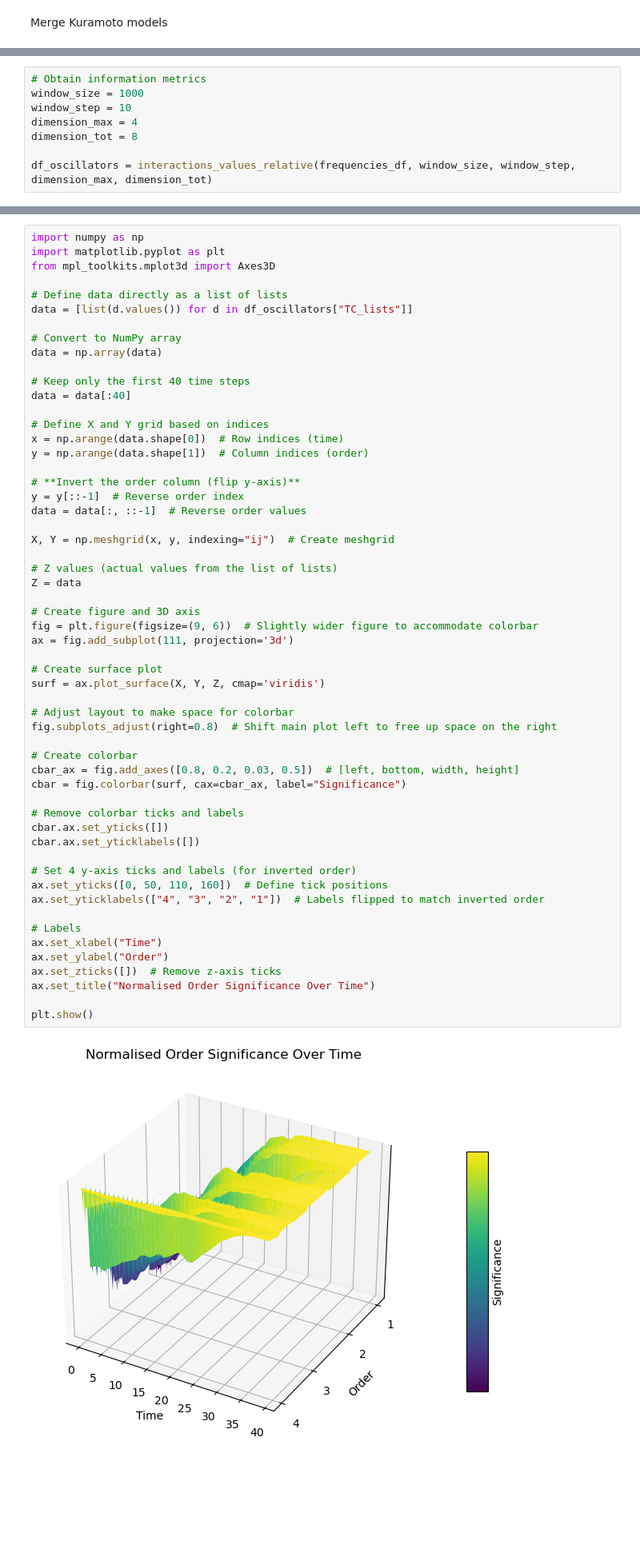
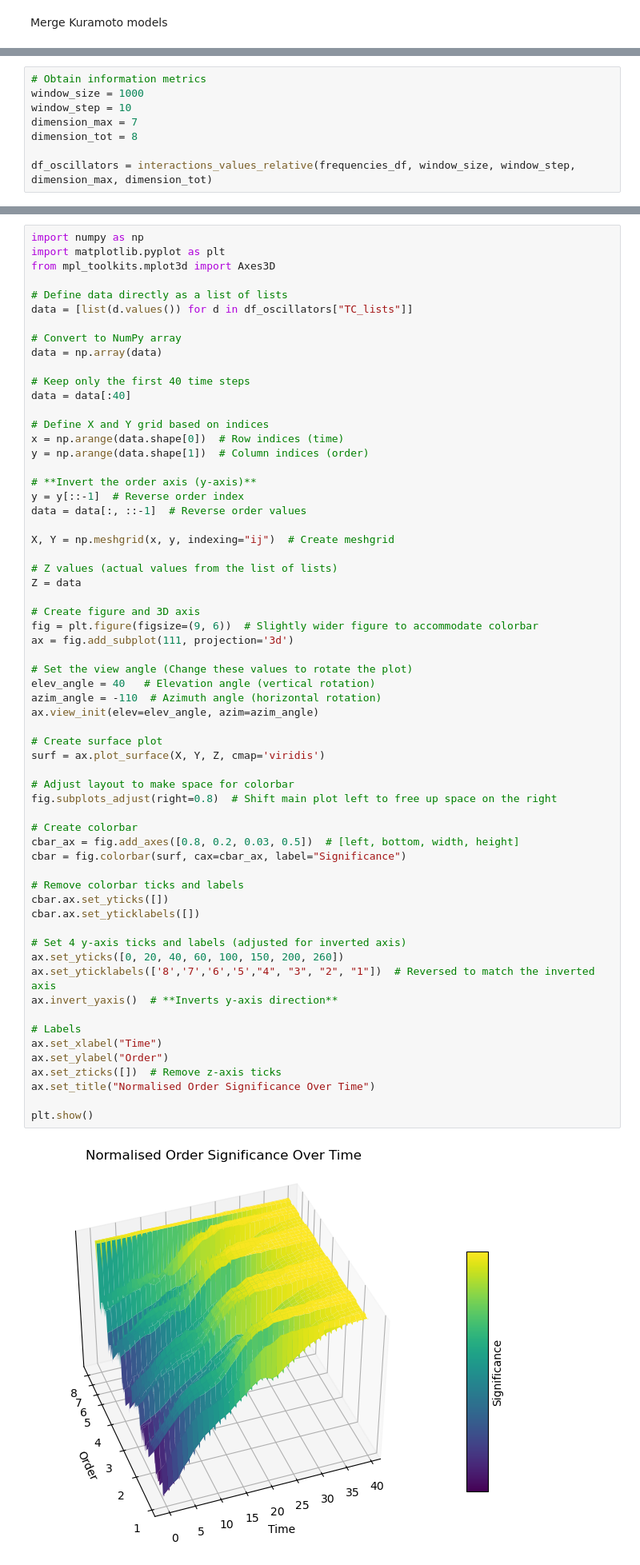
Before and after one commit to cyrilrommens/PhD_1, a Jupyter notebook: TSE_kuramoto.ipynb, the cells around one changed output, grey strips where cells are left out. Shown at 80% size. Cells and saved outputs as stored; diff of their text form; blank space fills up the shorter version.

```diff
--- a/TSE_kuramoto.ipynb
+++ b/TSE_kuramoto.ipynb
@@ -271,7 +271,7 @@ frequencies_df = simulate_kuramoto_xgi(H, K2, K3, T, dt)
 # Obtain information metrics
 window_size = 1000
 window_step = 10
-dimension_max = 4
+dimension_max = 7
 dimension_tot = 8
 
 df_oscillators = interactions_values_relative(frequencies_df, window_size, window_step, dimension_max, dimension_tot)
@@ -352,7 +352,7 @@ data = data[:40]
 x = np.arange(data.shape[0])  # Row indices (time)
 y = np.arange(data.shape[1])  # Column indices (order)
 
-# **Invert the order column (flip y-axis)**
+# **Invert the order axis (y-axis)**
 y = y[::-1]  # Reverse order index
 data = data[:, ::-1]  # Reverse order values
 
@@ -361,37 +361,43 @@ X, Y = np.meshgrid(x, y, indexing="ij")  # Create meshgrid
 # Z values (actual values from the list of lists)
 Z = data
 
 # Create figure and 3D axis
 fig = plt.figure(figsize=(9, 6))  # Slightly wider figure to accommodate colorbar
 ax = fig.add_subplot(111, projection='3d')
+
+# Set the view angle (Change these values to rotate the plot)
+elev_angle = 40   # Elevation angle (vertical rotation)
+azim_angle = -110  # Azimuth angle (horizontal rotation)
+ax.view_init(elev=elev_angle, azim=azim_angle)
 
 # Create surface plot
 surf = ax.plot_surface(X, Y, Z, cmap='viridis')
 
 # Adjust layout to make space for colorbar
 fig.subplots_adjust(right=0.8)  # Shift main plot left to free up space on the right
 
 # Create colorbar
 cbar_ax = fig.add_axes([0.8, 0.2, 0.03, 0.5])  # [left, bottom, width, height]
 cbar = fig.colorbar(surf, cax=cbar_ax, label="Significance")
 
 # Remove colorbar ticks and labels
 cbar.ax.set_yticks([])
 cbar.ax.set_yticklabels([])
 
-# Set 4 y-axis ticks and labels (for inverted order)
-ax.set_yticks([0, 50, 110, 160])  # Define tick positions
-ax.set_yticklabels(["4", "3", "2", "1"])  # Labels flipped to match inverted order
+# Set 4 y-axis ticks and labels (adjusted for inverted axis)
+ax.set_yticks([0, 20, 40, 60, 100, 150, 200, 260])
+ax.set_yticklabels(['8','7','6','5',"4", "3", "2", "1"])  # Reversed to match the inverted axis
+ax.invert_yaxis()  # **Inverts y-axis direction**
 
 # Labels
 ax.set_xlabel("Time")
 ax.set_ylabel("Order")
 ax.set_zticks([])  # Remove z-axis ticks
 ax.set_title("Normalised Order Significance Over Time")
 
 plt.show()
 # %% [output]
-[figure, old version]
+[figure, new version]
 # %%
 # Create a figure with 1 row and 3 columns for subplots
 df = df_oscillators
```
Also changed, not shown: parts of 1 cell of this notebook.
